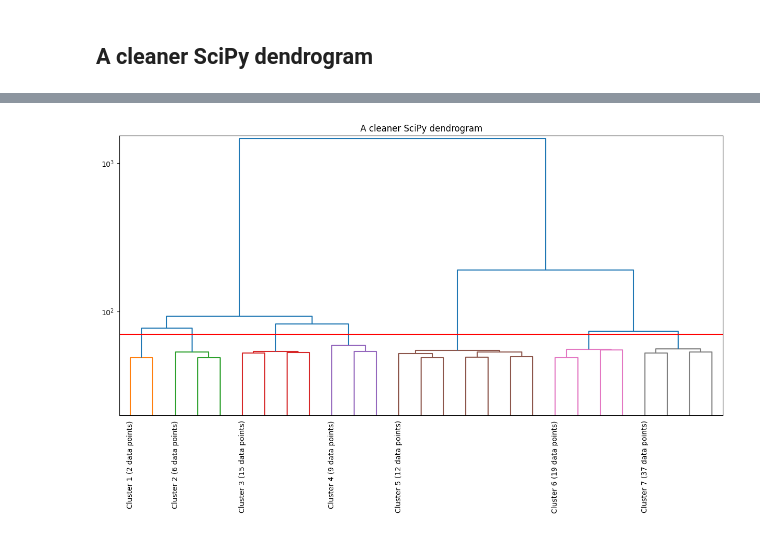
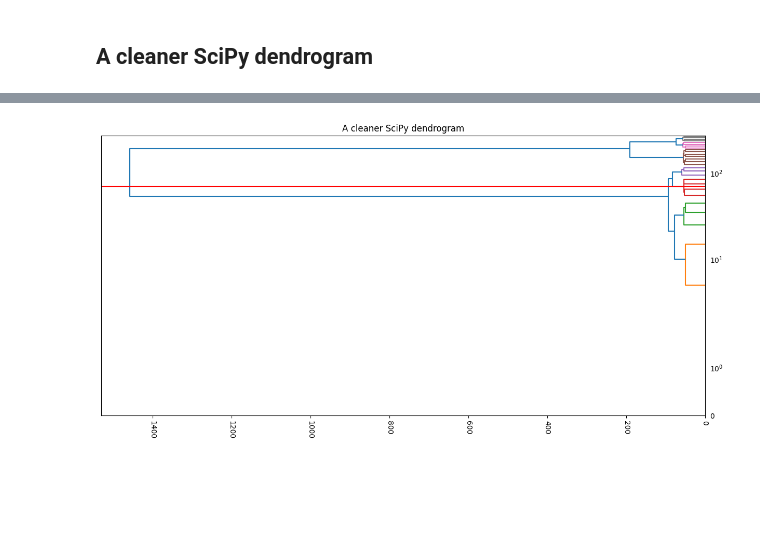
Before and after one commit to kamicollo/idendrogram, a Jupyter notebook: walhthrough.ipynb, the cells around one changed output, grey strips where cells are left out. Drawn from its saved outputs; the diff is of its cells as text; code cells hidden in the pictures; blank space fills up the shorter version.

```diff
--- a/walhthrough.ipynb
+++ b/walhthrough.ipynb
@@ -163,17 +182,18 @@ dd = ClusterConfig(model, recovered_clusters, threshold)
 # %%
 figure = plt.figure(figsize=(15,7))
 ax = figure.subplots()
 sch.dendrogram(
     Z=model,
     ax=ax,
     truncate_mode='level', p=4,
     leaf_label_func= dd.show_only_cluster_labels(),
-    color_threshold=threshold)
+    color_threshold=threshold,
+    orientation='left')
 plt.yscale('symlog')
-plt.ylim(20)
+#plt.ylim(top=20)
 plt.axhline(threshold, color='red')
 plt.title("A cleaner SciPy dendrogram")
-plt.xticks(rotation=90)
+plt.xticks(rotation=-90)
 plt.show()
 # %% [output]
-[figure, old version]
+[figure, new version]
```
Also changed, not shown: parts of 8 cells of this notebook, 1 other file.
